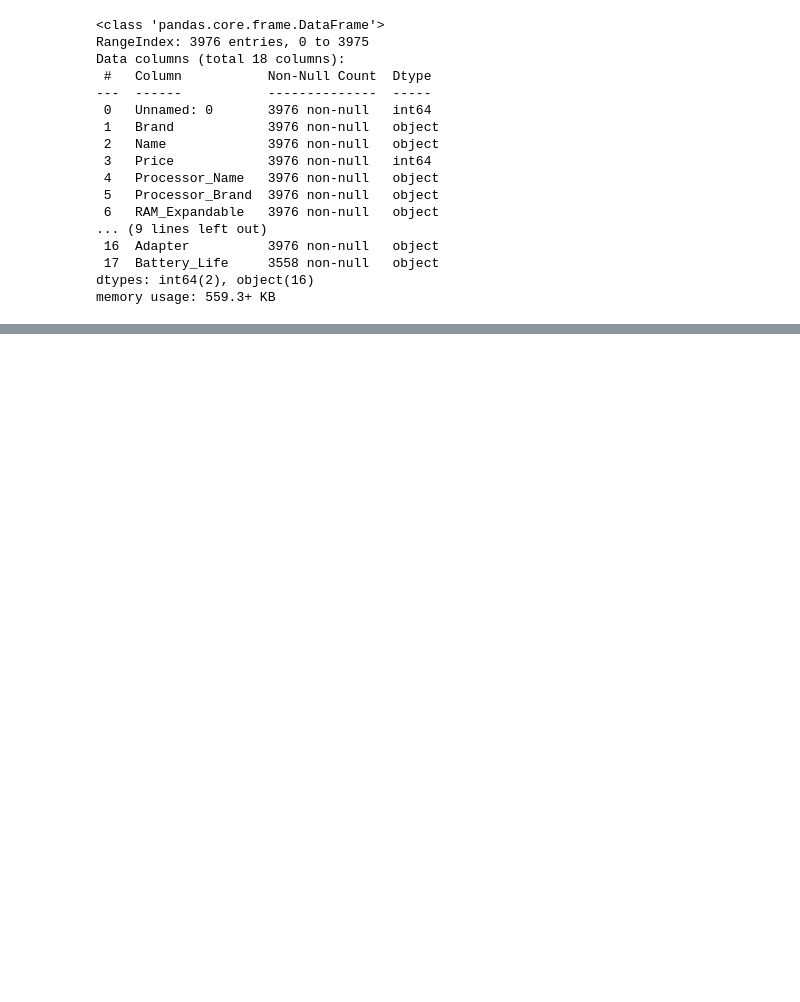
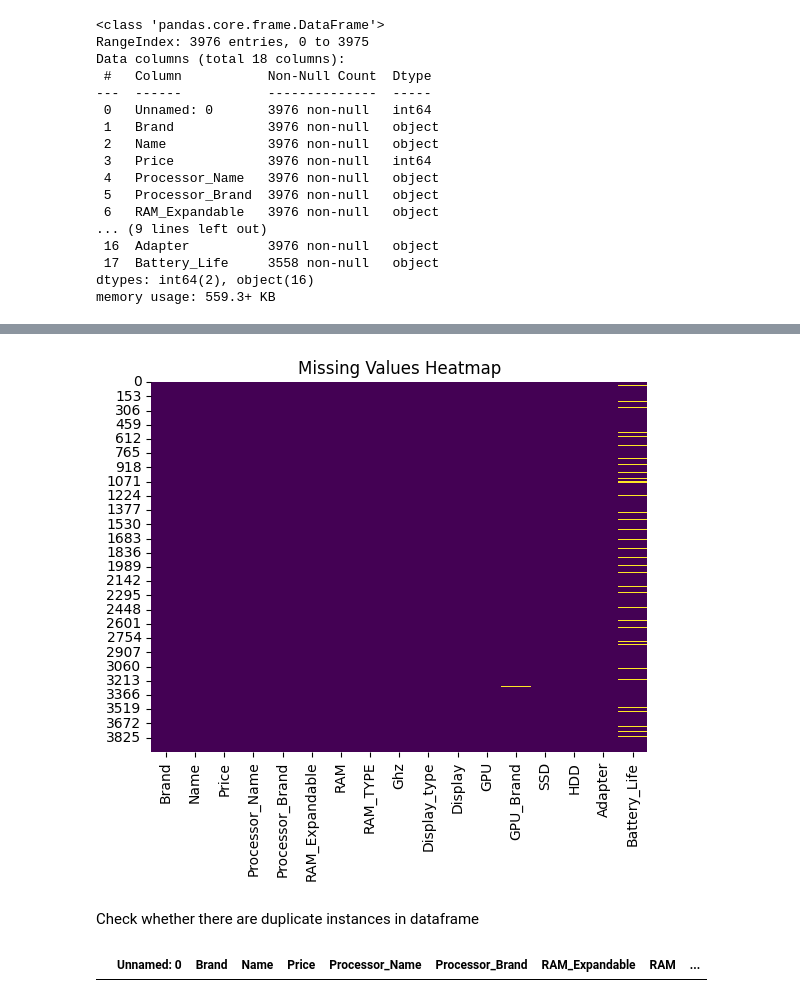
Before and after one commit to Dunith2002/Laptop_Price_Predictor, a Jupyter notebook: notebooks/FC211022_Dunith/eda.ipynb, the cells around one changed output, grey strips where cells are left out. Saved outputs shown, nothing was run; the diff lists cells and outputs as text; code cells hidden in the pictures; blank space fills up the shorter version.

```diff
--- a/notebooks/FC211022_Dunith/eda.ipynb
+++ b/notebooks/FC211022_Dunith/eda.ipynb
@@ -33,0 +83,4 @@ memory usage: 559.3+ KB
+# %%
+df_new = df.drop(columns=['Unnamed: 0'])
+
+df_new.isnull().sum()
@@ -33,0 +106,13 @@ memory usage: 559.3+ KB
+# %%
+
+sns.heatmap(df_new.isnull(), cbar=False, cmap='viridis')
+plt.title("Missing Values Heatmap")
+plt.show()
+# %% [output]
+[figure, added]
+# %% [markdown]
+Check whether there are duplicate instances in dataframe
+# %%
+df[df.duplicated()]
+# %% [output]
+|  | Unnamed: 0 | Brand | Name | Price | Processor_Name | Processor_Brand | RAM_Expandable | RAM | ... |
```
Also changed, not shown: parts of 21 cells of this notebook.
